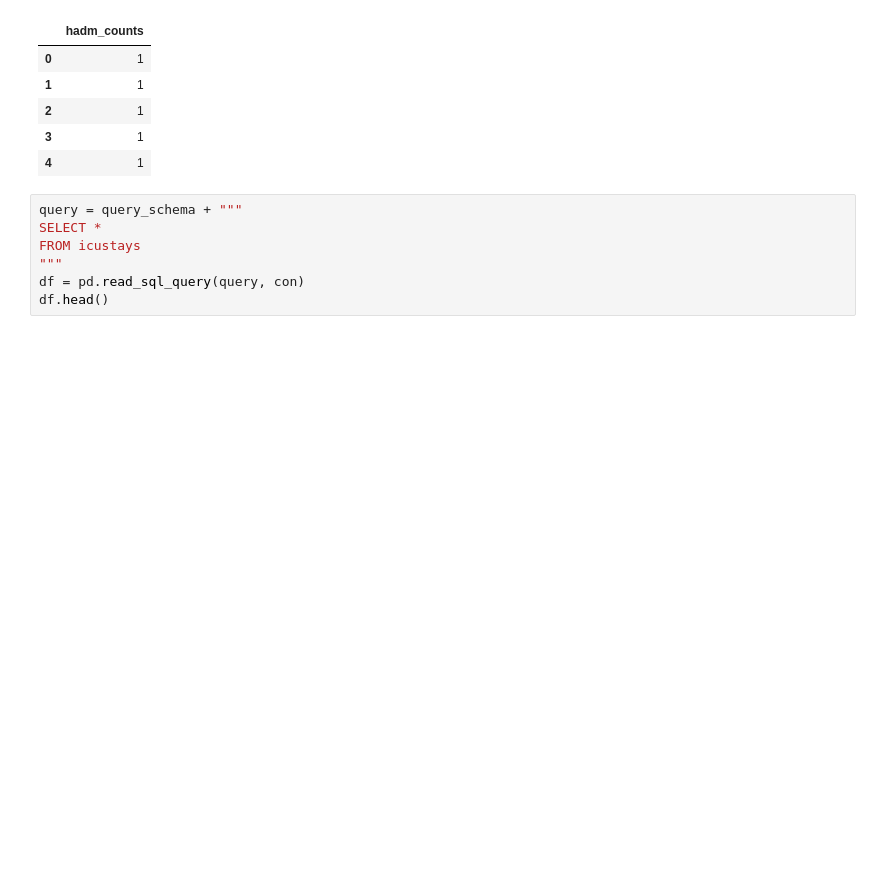
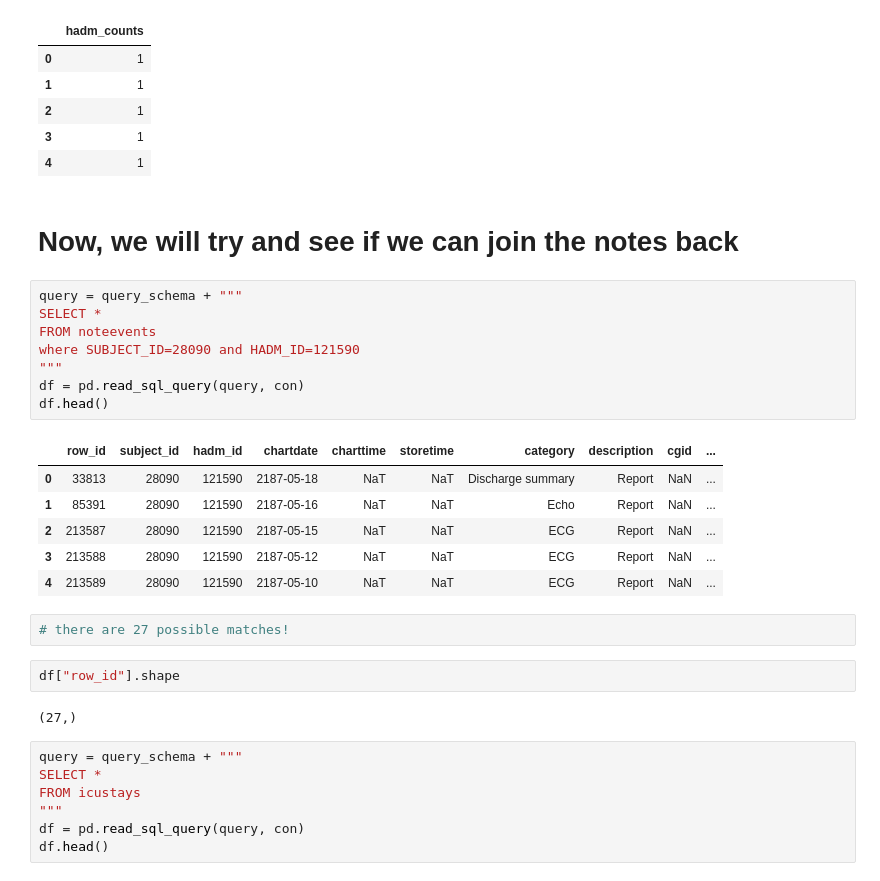
Before and after one commit to johntiger1/multimodal_fairness, a Jupyter notebook: MIMIC-Data-Explore.ipynb, the cells around one changed output. Saved outputs shown, nothing was run; the diff lists cells and outputs as text; blank space fills up the shorter version.

Commit message:
demonstrate that there are potentially many notes mapping back to a single HADM/SUBJ tuple event/stay!

```diff
--- a/MIMIC-Data-Explore.ipynb
+++ b/MIMIC-Data-Explore.ipynb
@@ -56,6 +56,29 @@ df.head()
 | 2 | 1 |
 | 3 | 1 |
 | 4 | 1 |
+# %% [markdown]
+# Now, we will try and see if we can join the notes back
+# %%
+query = query_schema + """
+SELECT *
+FROM noteevents
+where SUBJECT_ID=28090 and HADM_ID=121590
+"""
+df = pd.read_sql_query(query, con)
+df.head()
+# %% [output]
+|  | row_id | subject_id | hadm_id | chartdate | charttime | storetime | category | description | cgid | ... |
+| 0 | 33813 | 28090 | 121590 | 2187-05-18 | NaT | NaT | Discharge summary | Report | NaN | ... |
+| 1 | 85391 | 28090 | 121590 | 2187-05-16 | NaT | NaT | Echo | Report | NaN | ... |
+| 2 | 213587 | 28090 | 121590 | 2187-05-15 | NaT | NaT | ECG | Report | NaN | ... |
+| 3 | 213588 | 28090 | 121590 | 2187-05-12 | NaT | NaT | ECG | Report | NaN | ... |
+| 4 | 213589 | 28090 | 121590 | 2187-05-10 | NaT | NaT | ECG | Report | NaN | ... |
+# %%
+# there are 27 possible matches!
+# %%
+df["row_id"].shape
+# %% [output]
+(27,)
 # %%
 query = query_schema + """
 SELECT *
```
